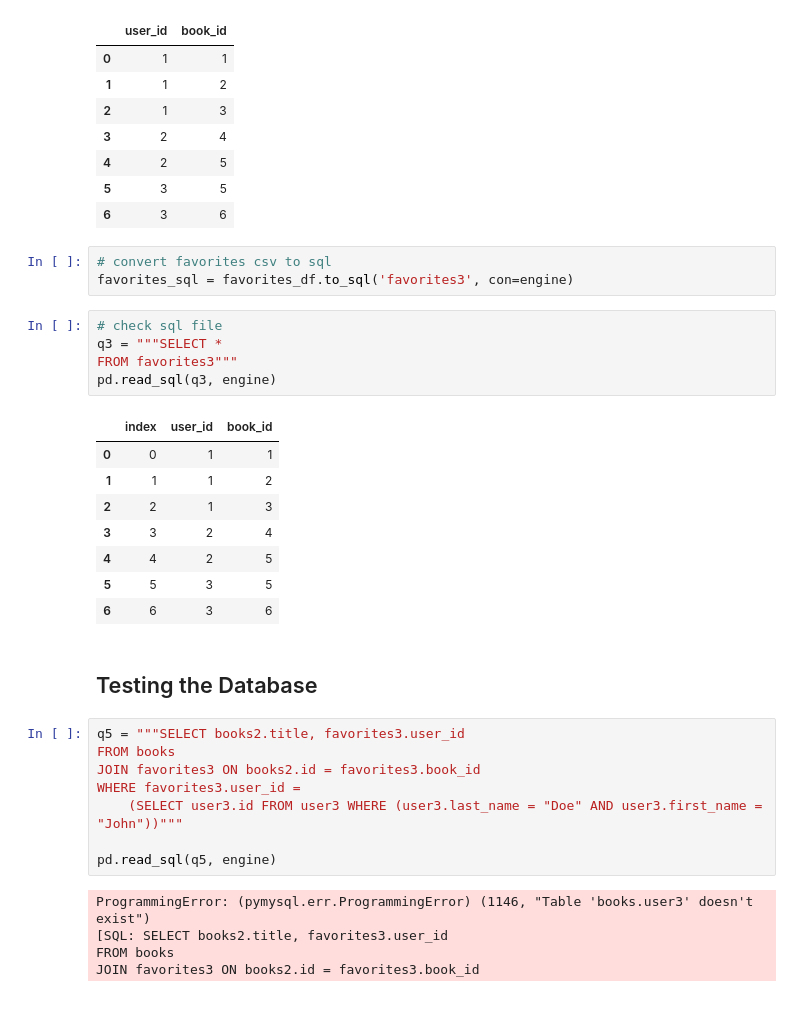
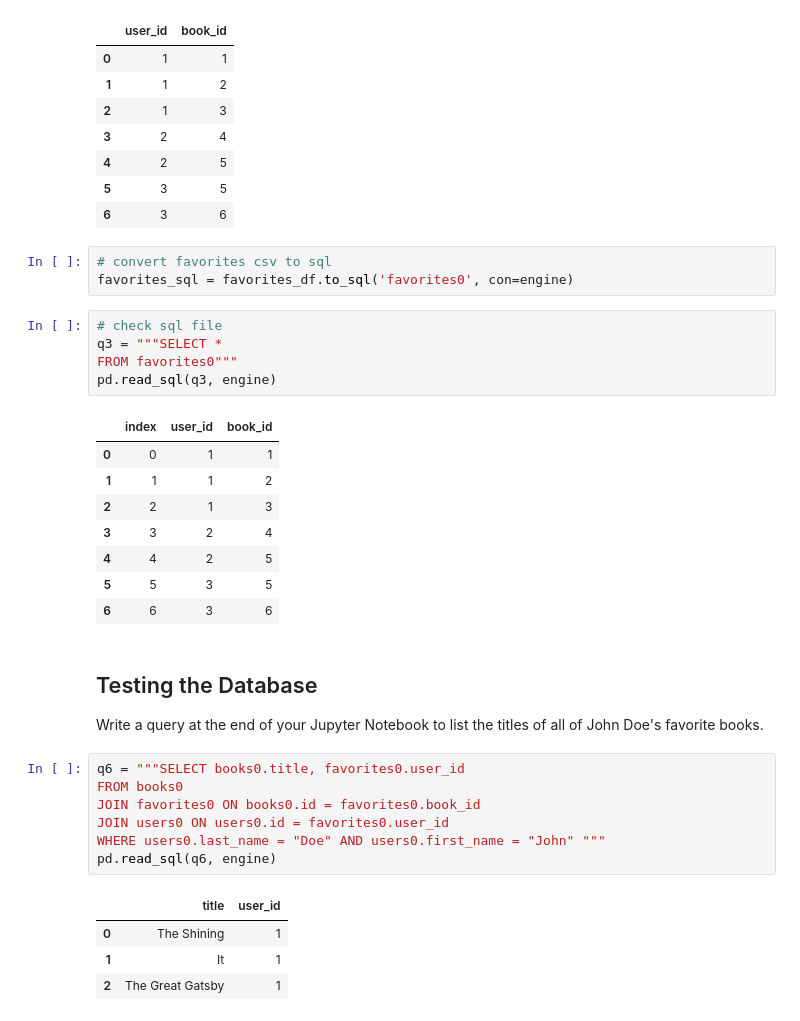
Before and after one commit to MileneCV/book_core, a Jupyter notebook: Book_core.ipynb, the cells around one changed output. Saved outputs shown, nothing was run; the diff lists cells and outputs as text.

```diff
--- a/Book_core.ipynb
+++ b/Book_core.ipynb
@@ -140,11 +140,11 @@ favorites_df
 | 6 | 3 | 6 |
 # %%
 # convert favorites csv to sql
-favorites_sql = favorites_df.to_sql('favorites3', con=engine)
+favorites_sql = favorites_df.to_sql('favorites0', con=engine)
 # %%
 # check sql file
 q3 = """SELECT *
-FROM favorites3"""
+FROM favorites0"""
 pd.read_sql(q3, engine)
 # %% [output]
 |  | index | user_id | book_id |
@@ -157,16 +157,17 @@ pd.read_sql(q3, engine)
 | 6 | 6 | 3 | 6 |
 # %% [markdown]
 ## Testing the Database
+
+Write a query at the end of your Jupyter Notebook to list the titles of all of John Doe's favorite books.
-# %%
-q5 = """SELECT books2.title, favorites3.user_id
-FROM books
-JOIN favorites3 ON books2.id = favorites3.book_id
-WHERE favorites3.user_id =
-    (SELECT user3.id FROM user3 WHERE (user3.last_name = "Doe" AND user3.first_name = "John"))"""
-
-pd.read_sql(q5, engine)
-# %% [output]
-ProgrammingError: (pymysql.err.ProgrammingError) (1146, "Table 'books.user3' doesn't exist")
-[SQL: SELECT books2.title, favorites3.user_id
-FROM books
-JOIN favorites3 ON books2.id = favorites3.book_id
+# %%
+q6 = """SELECT books0.title, favorites0.user_id
+FROM books0
+JOIN favorites0 ON books0.id = favorites0.book_id
+JOIN users0 ON users0.id = favorites0.user_id
+WHERE users0.last_name = "Doe" AND users0.first_name = "John" """
+pd.read_sql(q6, engine)
+# %% [output]
+|  | title | user_id |
+| 0 | The Shining | 1 |
+| 1 | It | 1 |
+| 2 | The Great Gatsby | 1 |
```
Also changed, not shown: parts of 6 cells of this notebook.
